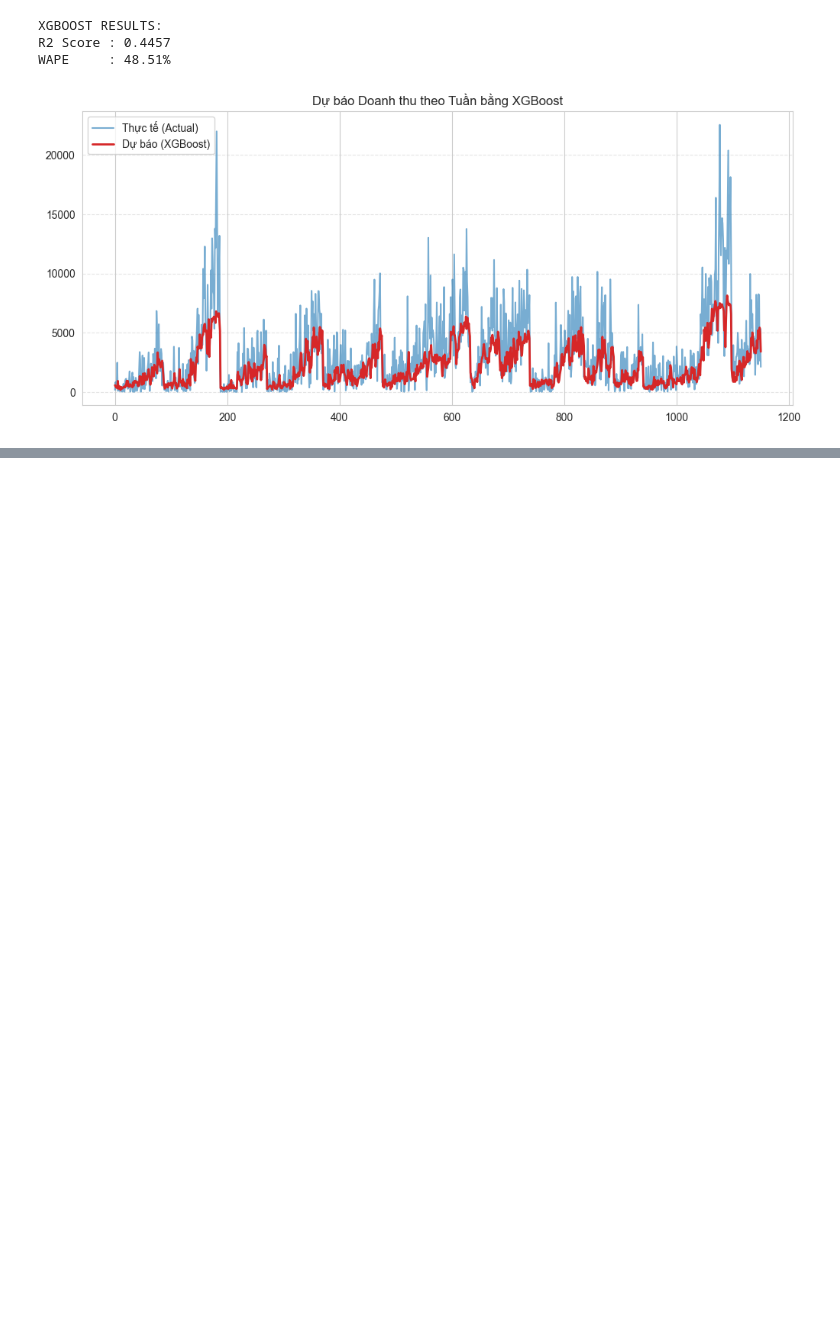
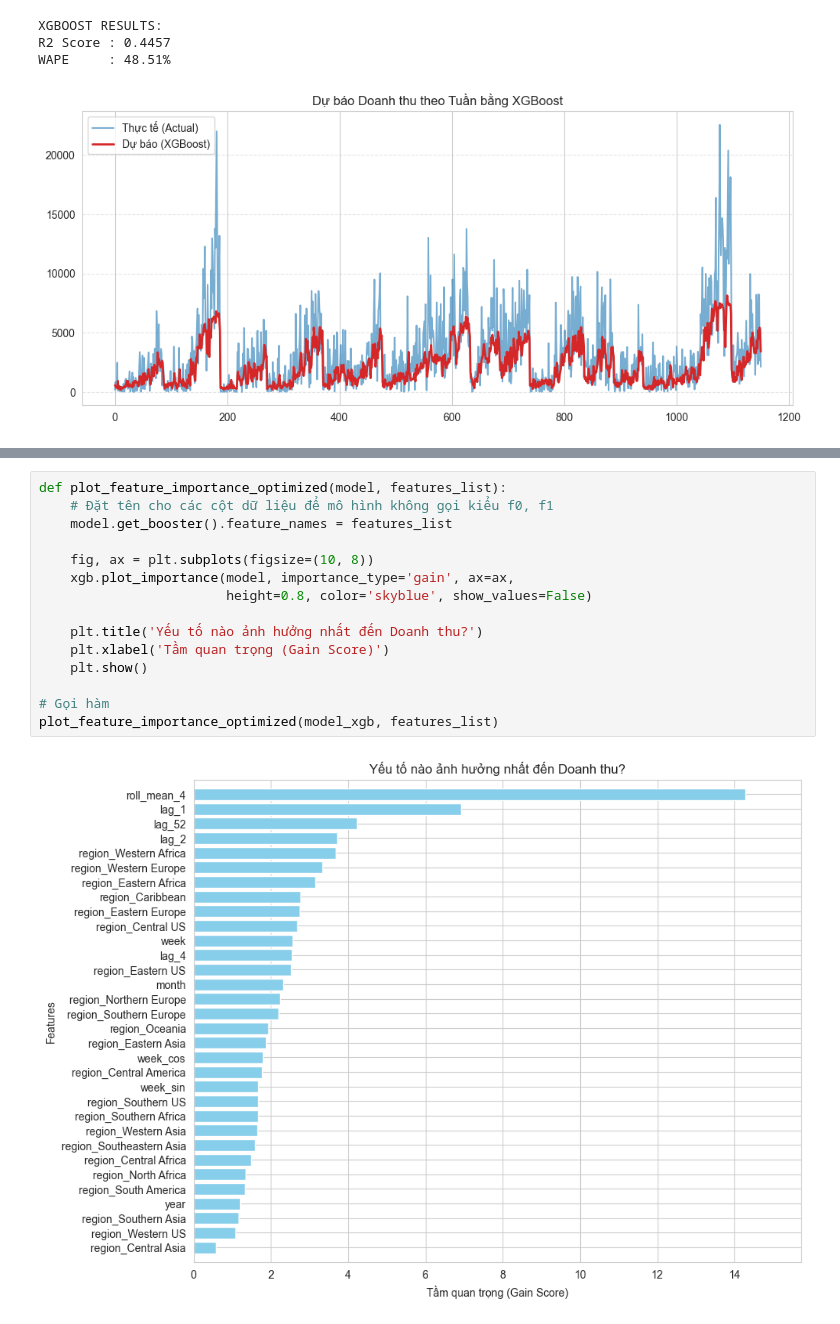
Before and after one commit to TranggVu/TranggVu_GlobalSuperStore, a Jupyter notebook: Global_Superstore.ipynb, the cells around one changed output, grey strips where cells are left out. Drawn from its saved outputs; the diff is of its cells as text; blank space fills up the shorter version.

```diff
--- a/Global_Superstore.ipynb
+++ b/Global_Superstore.ipynb
@@ -880,0 +950,17 @@ RF R2 Score: 0.4604
+# %%
+def plot_feature_importance_optimized(model, features_list):
+    # Đặt tên cho các cột dữ liệu để mô hình không gọi kiểu f0, f1
+    model.get_booster().feature_names = features_list
+
+    fig, ax = plt.subplots(figsize=(10, 8))
+    xgb.plot_importance(model, importance_type='gain', ax=ax,
+                        height=0.8, color='skyblue', show_values=False)
+
+    plt.title('Yếu tố nào ảnh hưởng nhất đến Doanh thu?')
+    plt.xlabel('Tầm quan trọng (Gain Score)')
+    plt.show()
+
+# Gọi hàm
+plot_feature_importance_optimized(model_xgb, features_list)
+# %% [output]
+[figure, added]
```
Also changed, not shown: parts of 5 cells of this notebook.
